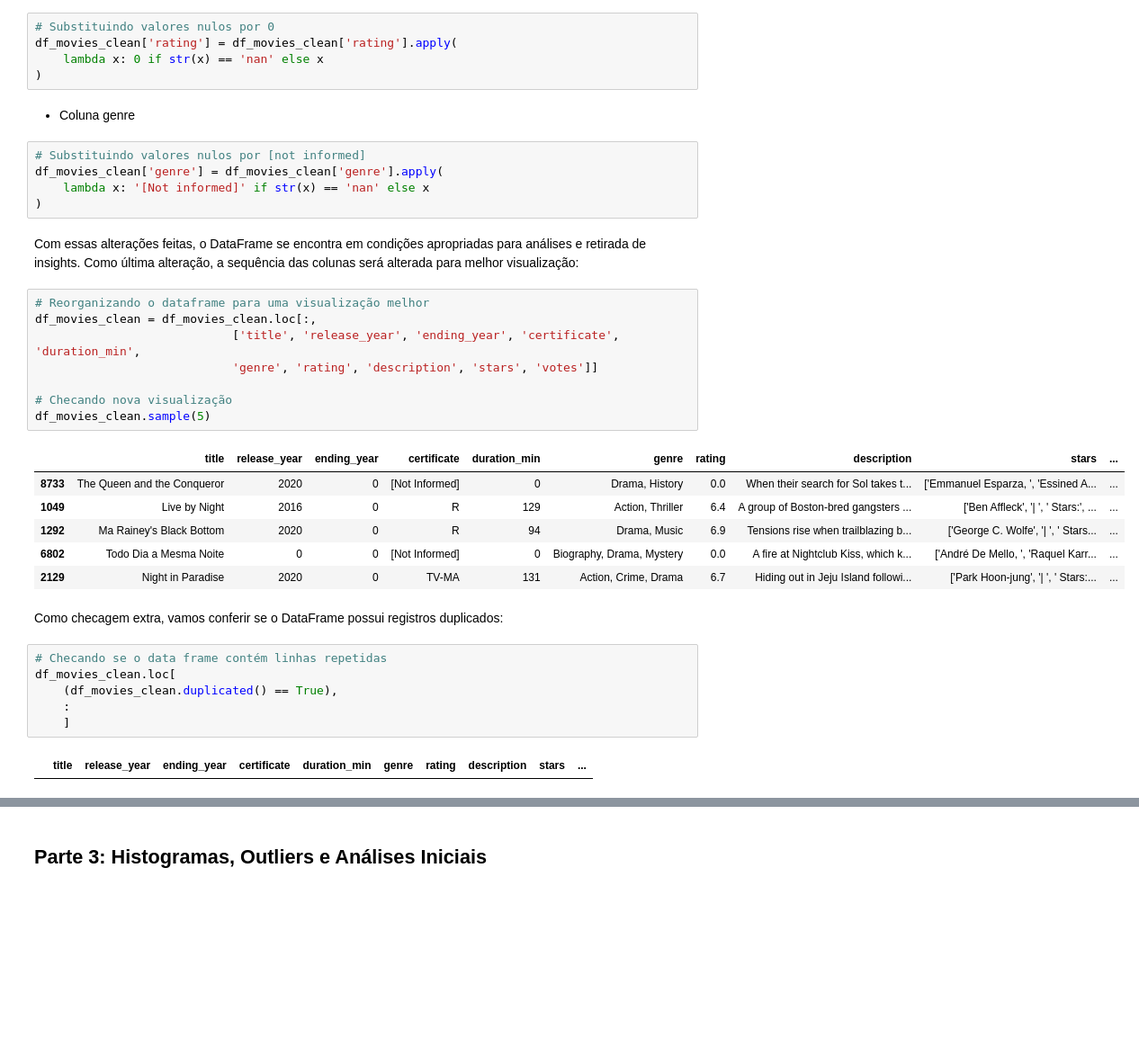
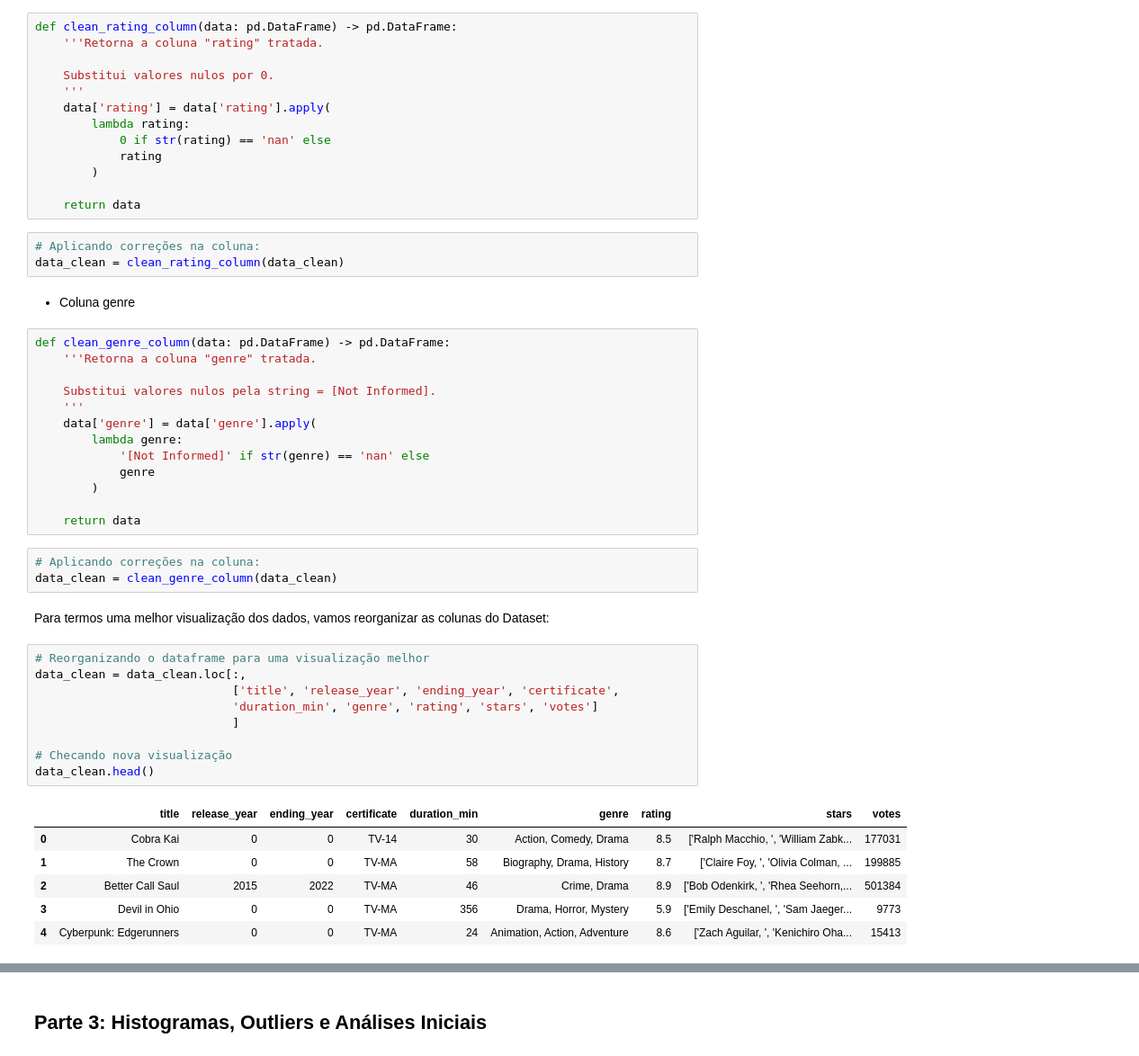
Before and after one commit to JoSEPHDev2022/netflix_movies_analise, a Jupyter notebook: analise.ipynb, the cells around one changed output, grey strips where cells are left out. Shown: that part at 90% size. Saved outputs shown, nothing was run; the diff lists cells and outputs as text; blank space fills up the shorter version.

```diff
--- a/analise.ipynb
+++ b/analise.ipynb
@@ -428,41 +541,54 @@ df_movies_clean['certificate'] = df_movies_clean['certificate'].apply(
 # %% [markdown]
 - Coluna Rating
 # %%
-# Substituindo valores nulos por 0
-df_movies_clean['rating'] = df_movies_clean['rating'].apply(
-    lambda x: 0 if str(x) == 'nan' else x
-)
+def clean_rating_column(data: pd.DataFrame) -> pd.DataFrame:
+    '''Retorna a coluna "rating" tratada.
+
+    Substitui valores nulos por 0.
+    '''
+    data['rating'] = data['rating'].apply(
+        lambda rating:
+            0 if str(rating) == 'nan' else
+            rating
+        )
+
+    return data
+# %%
+# Aplicando correções na coluna:
+data_clean = clean_rating_column(data_clean)
 # %% [markdown]
 - Coluna genre
-# %%
-# Substituindo valores nulos por [not informed]
-df_movies_clean['genre'] = df_movies_clean['genre'].apply(
-    lambda x: '[Not informed]' if str(x) == 'nan' else x
-)
-# %% [markdown]
-Com essas alterações feitas, o DataFrame se encontra em condições apropriadas para análises e retirada de insights. Como última alteração, a sequência das colunas será alterada para melhor visualização:
+# %%
+def clean_genre_column(data: pd.DataFrame) -> pd.DataFrame:
+    '''Retorna a coluna "genre" tratada.
+
+    Substitui valores nulos pela string = [Not Informed].
+    '''
+    data['genre'] = data['genre'].apply(
+        lambda genre:
+            '[Not Informed]' if str(genre) == 'nan' else
+            genre
+        )
+
+    return data
+# %%
+# Aplicando correções na coluna:
+data_clean = clean_genre_column(data_clean)
+# %% [markdown]
+Para termos uma melhor visualização dos dados, vamos reorganizar as colunas do Dataset:
 # %%
 # Reorganizando o dataframe para uma visualização melhor
-df_movies_clean = df_movies_clean.loc[:,
-                            ['title', 'release_year', 'ending_year', 'certificate', 'duration_min',
-                            'genre', 'rating', 'description', 'stars', 'votes']]
+data_clean = data_clean.loc[:,
+                            ['title', 'release_year', 'ending_year', 'certificate',
+                            'duration_min', 'genre', 'rating', 'stars', 'votes']
+                            ]
 
 # Checando nova visualização
-df_movies_clean.sample(5)
+data_clean.head()
 # %% [output]
-|  | title | release_year | ending_year | certificate | duration_min | genre | rating | description | stars | ... |
-| 8733 | The Queen and the Conqueror | 2020 | 0 | [Not Informed] | 0 | Drama, History | 0.0 | When their search for Sol takes t... | ['Emmanuel Esparza, ', 'Essined A... | ... |
-| 1049 | Live by Night | 2016 | 0 | R | 129 | Action, Thriller | 6.4 | A group of Boston-bred gangsters ... | ['Ben Affleck', '| ', ' Stars:', ... | ... |
-| 1292 | Ma Rainey's Black Bottom | 2020 | 0 | R | 94 | Drama, Music | 6.9 | Tensions rise when trailblazing b... | ['George C. Wolfe', '| ', ' Stars... | ... |
-| 6802 | Todo Dia a Mesma Noite | 0 | 0 | [Not Informed] | 0 | Biography, Drama, Mystery | 0.0 | A fire at Nightclub Kiss, which k... | ['André De Mello, ', 'Raquel Karr... | ... |
-| 2129 | Night in Paradise | 2020 | 0 | TV-MA | 131 | Action, Crime, Drama | 6.7 | Hiding out in Jeju Island followi... | ['Park Hoon-jung', '| ', ' Stars:... | ... |
+|  | title | release_year | ending_year | certificate | duration_min | genre | rating | stars | votes |
+| 0 | Cobra Kai | 0 | 0 | TV-14 | 30 | Action, Comedy, Drama | 8.5 | ['Ralph Macchio, ', 'William Zabk... | 177031 |
+| 1 | The Crown | 0 | 0 | TV-MA | 58 | Biography, Drama, History | 8.7 | ['Claire Foy, ', 'Olivia Colman, ... | 199885 |
+| 2 | Better Call Saul | 2015 | 2022 | TV-MA | 46 | Crime, Drama | 8.9 | ['Bob Odenkirk, ', 'Rhea Seehorn,... | 501384 |
+| 3 | Devil in Ohio | 0 | 0 | TV-MA | 356 | Drama, Horror, Mystery | 5.9 | ['Emily Deschanel, ', 'Sam Jaeger... | 9773 |
+| 4 | Cyberpunk: Edgerunners | 0 | 0 | TV-MA | 24 | Animation, Action, Adventure | 8.6 | ['Zach Aguilar, ', 'Kenichiro Oha... | 15413 |
-# %% [markdown]
-Como checagem extra, vamos conferir se o DataFrame possui registros duplicados:
-# %%
-# Checando se o data frame contém linhas repetidas
-df_movies_clean.loc[
-    (df_movies_clean.duplicated() == True),
-    :
-    ]
-# %% [output]
-|  | title | release_year | ending_year | certificate | duration_min | genre | rating | description | stars | ... |
```
Also changed, not shown: parts of 65 cells of this notebook.
